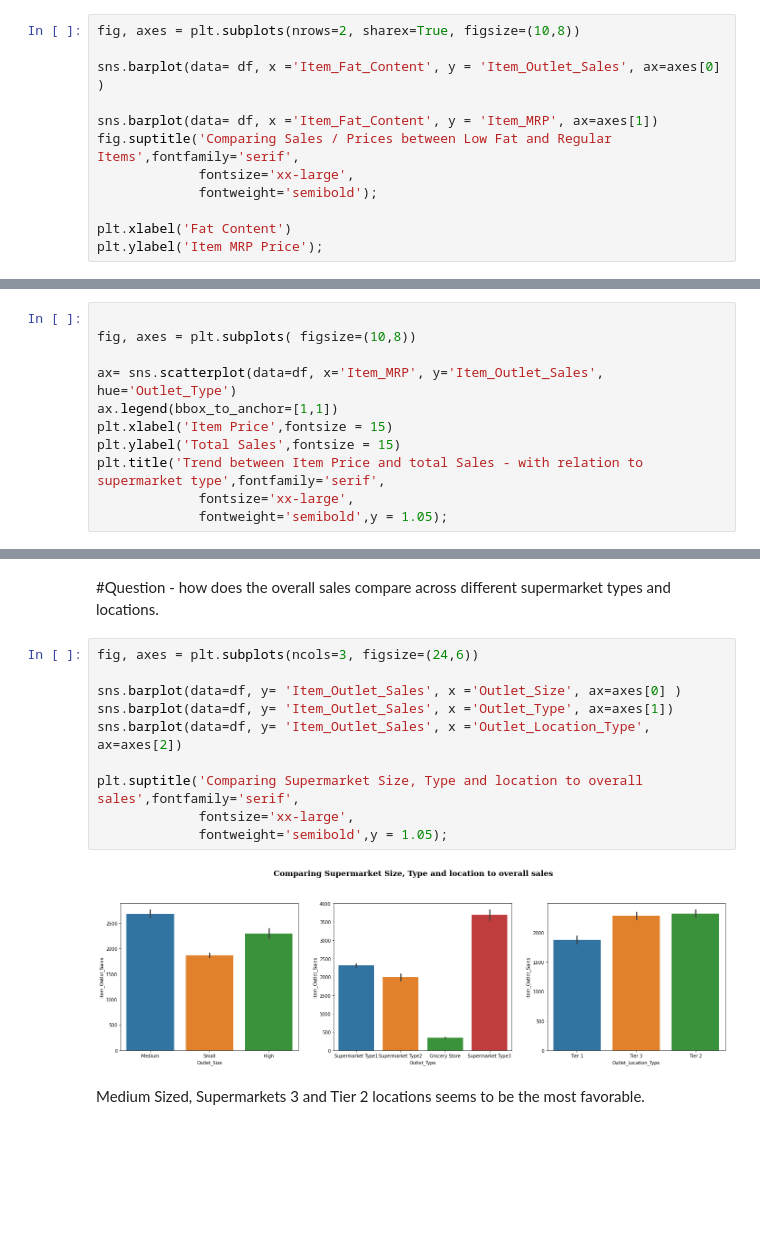
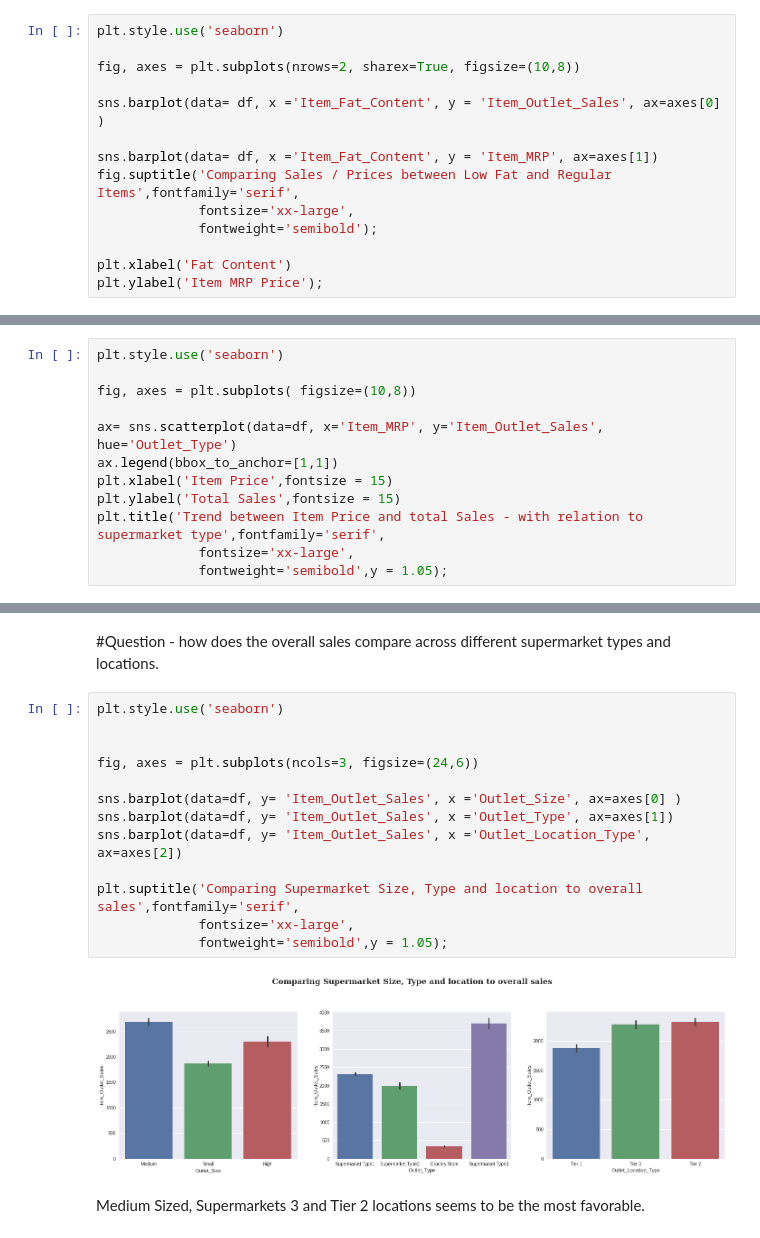
Before and after one commit to vinosraj/visualization, a Jupyter notebook: Project_1_Part_4.ipynb, the cells around one changed output, grey strips where cells are left out. Cells and saved outputs as stored; diff of their text form; blank space fills up the shorter version.

```diff
--- a/Project_1_Part_4.ipynb
+++ b/Project_1_Part_4.ipynb
@@ -515,6 +515,8 @@ df.head()
 # %% [markdown]
 #Questions - is there a difference is overall sales between Regular and low fat foods.
 # %%
+plt.style.use('seaborn')
+
 fig, axes = plt.subplots(nrows=2, sharex=True, figsize=(10,8))
 
 sns.barplot(data= df, x ='Item_Fat_Content', y = 'Item_Outlet_Sales', ax=axes[0] )
@@ -533,6 +535,7 @@ There seems to be not much a difference between Low Fat and regular items with r
 # %% [markdown]
 #Question - is there a trend between the price of an item and its overall sales.
 # %%
+plt.style.use('seaborn')
 
 fig, axes = plt.subplots( figsize=(10,8))
 
@@ -571,17 +574,20 @@ Name: Item_Type, dtype: int64
 # %% [markdown]
 #Question - how does the overall sales compare across different supermarket types and locations.
 # %%
+plt.style.use('seaborn')
+
+
 fig, axes = plt.subplots(ncols=3, figsize=(24,6))
 
 sns.barplot(data=df, y= 'Item_Outlet_Sales', x ='Outlet_Size', ax=axes[0] )
 sns.barplot(data=df, y= 'Item_Outlet_Sales', x ='Outlet_Type', ax=axes[1])
 sns.barplot(data=df, y= 'Item_Outlet_Sales', x ='Outlet_Location_Type', ax=axes[2])
 
 plt.suptitle('Comparing Supermarket Size, Type and location to overall sales',fontfamily='serif',
              fontsize='xx-large',
              fontweight='semibold',y = 1.05);
 # %% [output]
-[figure, old version]
+[figure, new version]
 # %% [markdown]
 Medium Sized, Supermarkets 3 and Tier 2 locations seems to be the most favorable.
 # %% [markdown]
```
Also changed, not shown: parts of 5 cells of this notebook.
